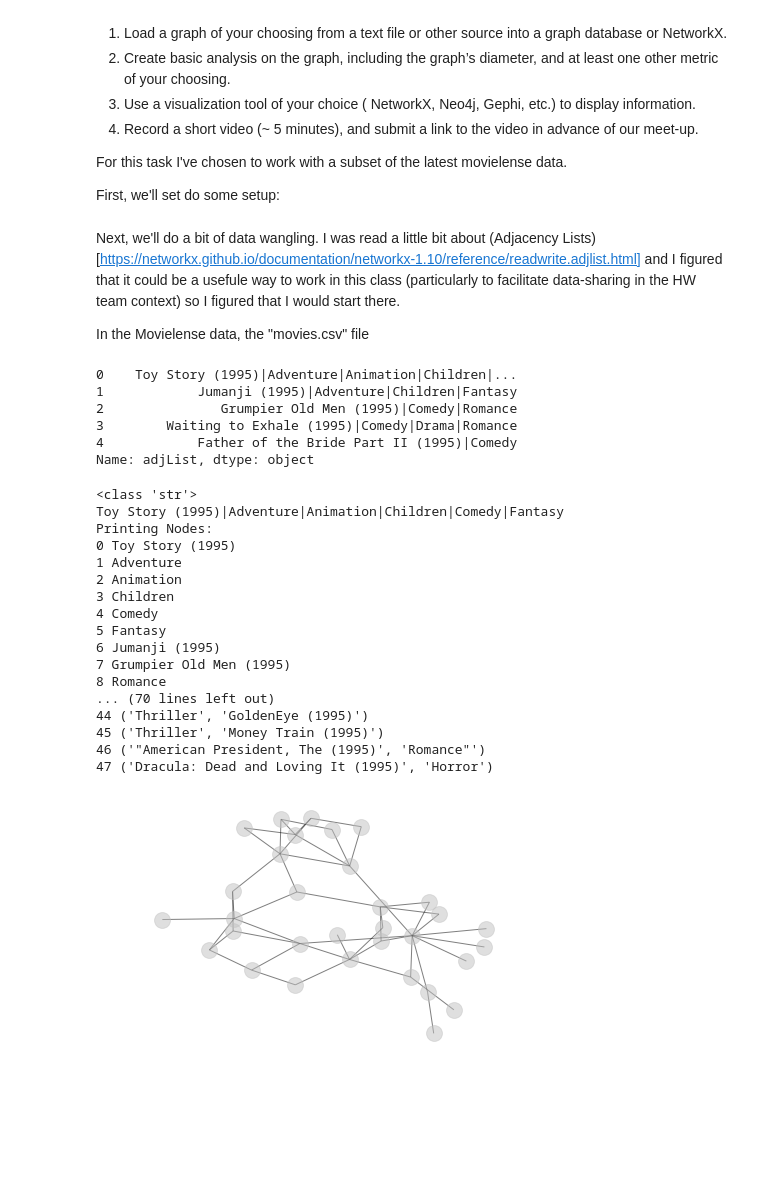
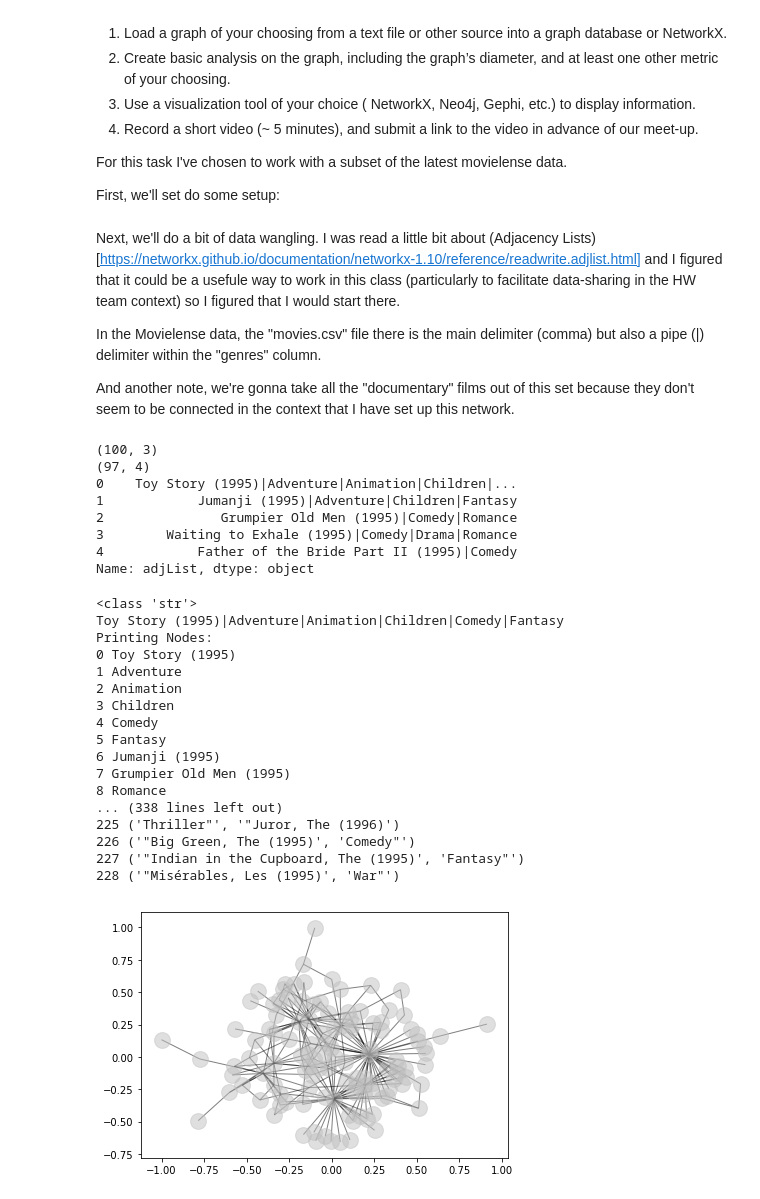
Before and after one commit to plb2018/data620, a Jupyter notebook: Week3/Week3 - Graph Visualization.ipynb, the cells around one changed output. Saved outputs shown, nothing was run; the diff lists cells and outputs as text; code cells hidden in the pictures; blank space fills up the shorter version.

```diff
--- a/Week3/Week3 - Graph Visualization.ipynb
+++ b/Week3/Week3 - Graph Visualization.ipynb
@@ -16,25 +16,34 @@ import pandas as pd
 import networkx as nx
 import matplotlib.pyplot as plt
 
-path = 'C:/Users/Paul/OneDrive - CUNY School of Professional Studies/CUNY/DATA 620/Week3/ml-latest-small/'
-numRows = 20  #the number of rows we'll work with.
+path = 'https://raw.githubusercontent.com/plb2018/data620/master/Week3/ml-latest-small/'
+localPath = 'C:/Users/Paul/OneDrive - CUNY School of Professional Studies/CUNY/DATA 620/Week3/'
+numRows = 100  #the number of rows we'll work with.
 # %% [markdown]
 Next, we'll do a bit of data wangling.  I was read a little bit about (Adjacency Lists)[https://networkx.github.io/documentation/networkx-1.10/reference/readwrite.adjlist.html] and I figured that it could be a usefule way to work in this class (particularly to facilitate data-sharing in the HW team context) so I figured that I would start there.
 
-In the Movielense data, the "movies.csv" file
+In the Movielense data, the "movies.csv" file there is the main delimiter (comma) but also a pipe (|) delimiter within the "genres" column.
+
+And another note, we're gonna take all the "documentary" films out of this set because they don't seem to be connected in the context that I have set up this network.
 # %%
 #first we load and subset the data
 movies = pd.read_csv(path+'movies.csv')
 movies = movies.head(numRows)
 
 #create the adjacency list
+print(movies.shape)
 movies["adjList"] = movies["title"].astype(str)+'|'+movies["genres"]
+movies  = movies[~movies.adjList.str.contains("Documentary")]
 adjList = movies.adjList
+print(movies.shape)
 
-adjList.to_csv(path+'adj.csv',index=False)
+#save adjlist locally and we'll manually move to github
+adjList.to_csv(localPath+'adj.csv',index=False)
 
 print(movies["adjList"].head(5))
 # %% [output]
+(100, 3)
+(97, 4)
 0    Toy Story (1995)|Adventure|Animation|Children|...
 1            Jumanji (1995)|Adventure|Children|Fantasy
 2               Grumpier Old Men (1995)|Comedy|Romance
@@ -47,7 +56,7 @@ Name: adjList, dtype: object
 print(type(adjList[0]))
 print(adjList[0])
 
-G=nx.read_adjlist(path+'adj.csv',delimiter='|')
+G=nx.read_adjlist(localPath+'adj.csv',delimiter='|')
 
 
 #check nodes and edges
@@ -72,28 +81,27 @@ Printing Nodes:
 6 Jumanji (1995)
 7 Grumpier Old Men (1995)
 8 Romance
-... (70 lines left out)
-44 ('Thriller', 'GoldenEye (1995)')
-45 ('Thriller', 'Money Train (1995)')
-46 ('"American President, The (1995)', 'Romance"')
-47 ('Dracula: Dead and Loving It (1995)', 'Horror')
+... (338 lines left out)
+225 ('Thriller"', '"Juror, The (1996)')
+226 ('"Big Green, The (1995)', 'Comedy"')
+227 ('"Indian in the Cupboard, The (1995)', 'Fantasy"')
+228 ('"Misérables, Les (1995)', 'War"')
 # %%
 #draw and show the graph
 
 #nx.draw_networkx_nodes(G,node_size=800, node_color='silver')
 #nx.draw_networkx_edges(G,alpha=0.5,width=5,edge_color='m')
 #nx.draw_networkx_labels(G,font_size=10,font_weight="bold")
 
 nx.draw_networkx(G,with_labels=False,node_size=250,node_color='silver',alpha=0.5)
 
-
 #fix the margins
 plt.tight_layout()
 
 #turn off the axis
-plt.axis('off')
+plt.axis('on')
 
 #display the graph
 plt.show()
 # %% [output]
-[figure, old version]
+[figure, new version]
```
Also changed, not shown: parts of 4 cells of this notebook, 1 other file.
